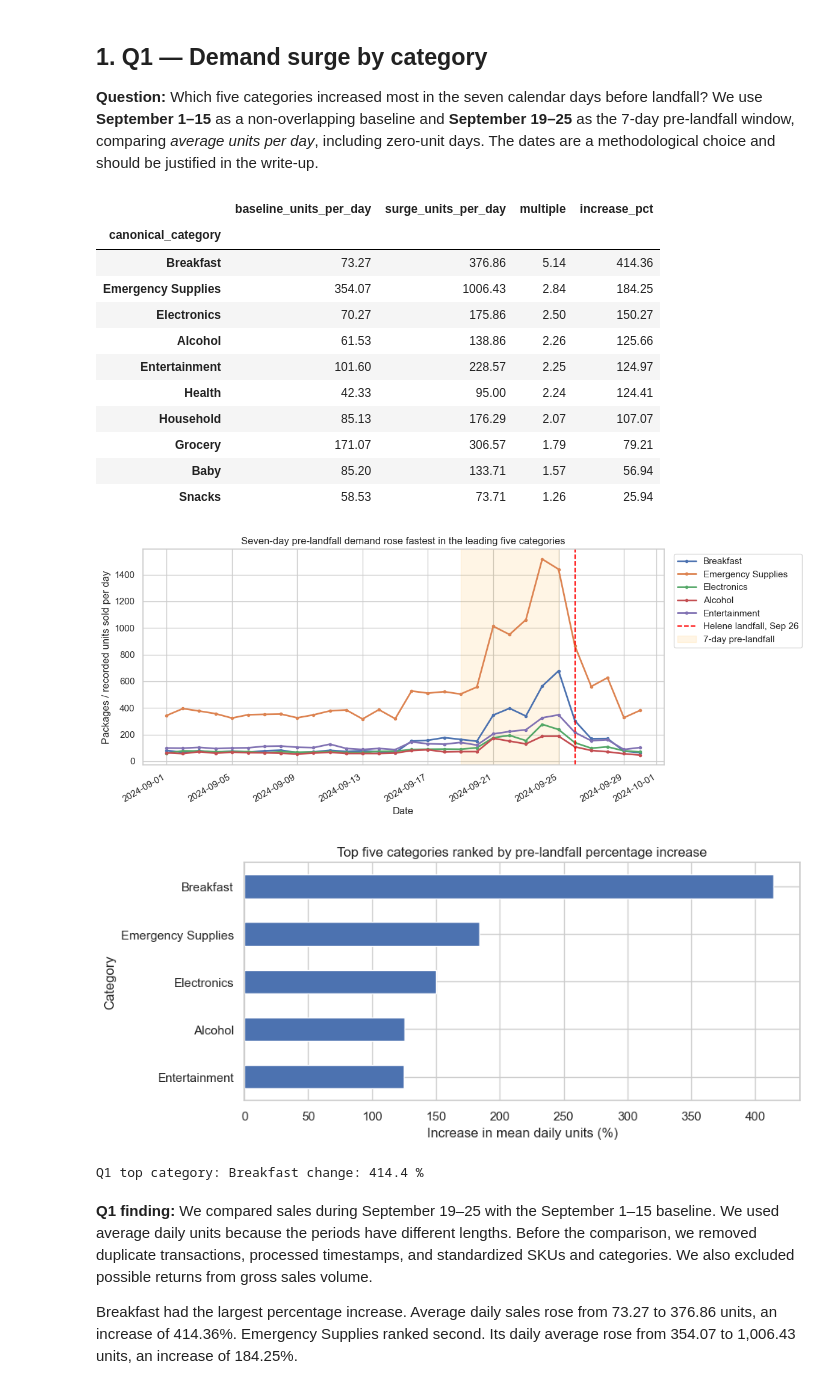
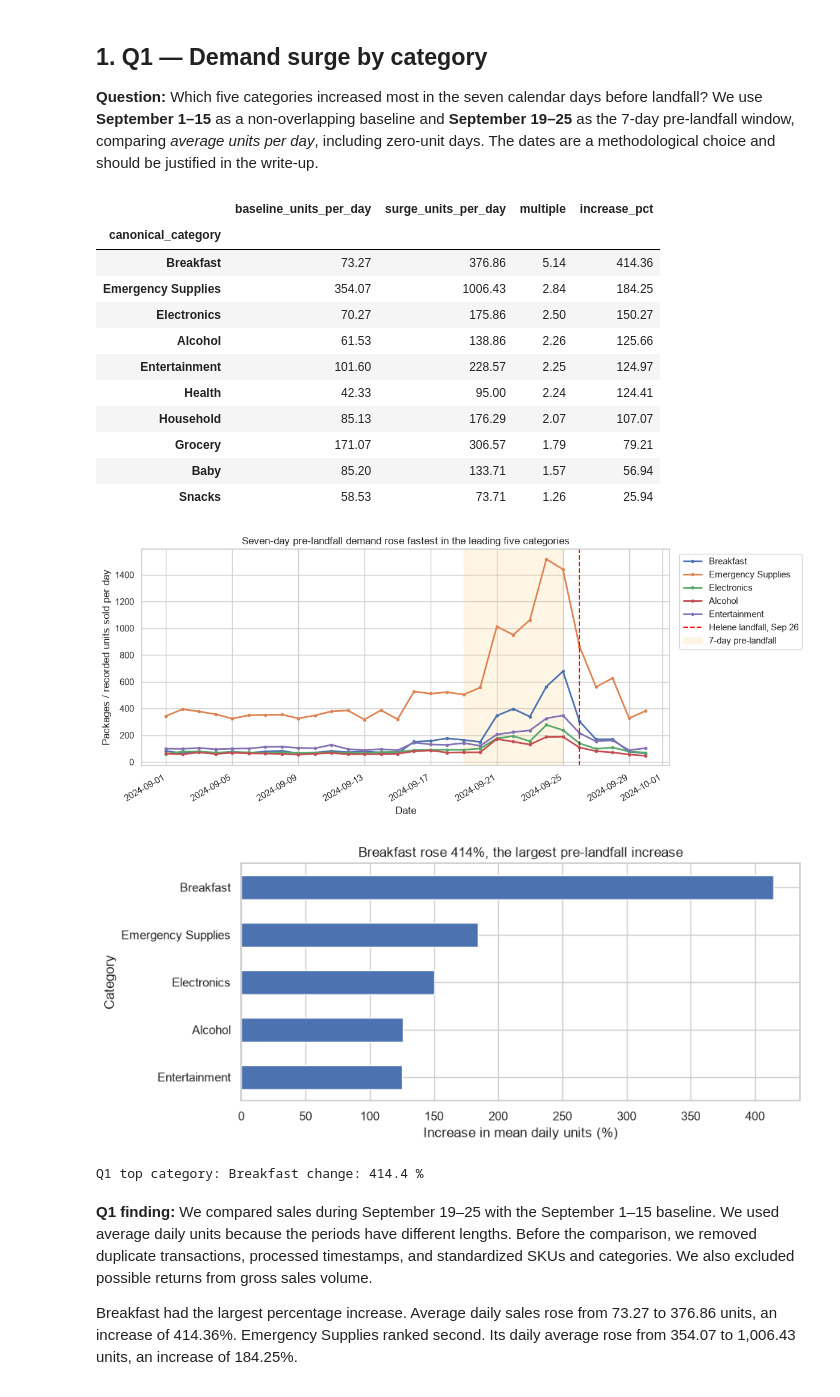
Before and after one commit to AmudhanSelvam26/ds2002_walmart_hurricane_project, a Jupyter notebook: notebooks/team_notebook.ipynb, the cells around one changed output. Cells and saved outputs as stored; diff of their text form; code cells hidden in the pictures.

```diff
--- a/notebooks/team_notebook.ipynb
+++ b/notebooks/team_notebook.ipynb
@@ -125,36 +125,36 @@ category_daily=(sales.groupby(['date','canonical_category'])['quantity'].sum().u
 base=category_daily.loc[B0:B1].mean()
 surge=category_daily.loc[S0:S1].mean()
 q1=pd.DataFrame({'baseline_units_per_day':base,'surge_units_per_day':surge})
 q1['multiple']=np.where(q1.baseline_units_per_day>0,q1.surge_units_per_day/q1.baseline_units_per_day,np.nan)
 q1['increase_pct']=(q1['multiple']-1)*100
 q1=q1.sort_values('increase_pct',ascending=False)
 display(q1.round(2))
 top5=q1.head(5).index.tolist()
 fig,ax=plt.subplots(figsize=(12,5))
 for cat in top5:ax.plot(category_daily.index,category_daily[cat],label=cat,marker='.',linewidth=2)
 ax.axvline(LANDFALL,color='red',linestyle='--',label='Helene landfall, Sep 26')
 ax.axvspan(S0,S1,color='orange',alpha=.1,label='7-day pre-landfall')
 ax.set(title='Seven-day pre-landfall demand rose fastest in the leading five categories',xlabel='Date',ylabel='Packages / recorded units sold per day')
 ax.legend(bbox_to_anchor=(1.01,1),loc='upper left');fig.autofmt_xdate();plt.tight_layout();plt.show()
 fig,ax=plt.subplots(figsize=(9,4))
 q1.head(5).sort_values('increase_pct')['increase_pct'].plot.barh(ax=ax)
-ax.set(title='Top five categories ranked by pre-landfall percentage increase',xlabel='Increase in mean daily units (%)',ylabel='Category');plt.tight_layout();plt.show()
+ax.set(title=f'{q1.index[0]} rose {q1.iloc[0]["increase_pct"]:.0f}%, the largest pre-landfall increase',xlabel='Increase in mean daily units (%)',ylabel='Category');plt.tight_layout();plt.show()
 print('Q1 top category:',q1.index[0], 'change:',round(q1.iloc[0].increase_pct,1),'%')
 # %% [output]
 |  | baseline_units_per_day | surge_units_per_day | multiple | increase_pct |
 | canonical_category |  |  |  |  |
 | Breakfast | 73.27 | 376.86 | 5.14 | 414.36 |
 | Emergency Supplies | 354.07 | 1006.43 | 2.84 | 184.25 |
 | Electronics | 70.27 | 175.86 | 2.50 | 150.27 |
 | Alcohol | 61.53 | 138.86 | 2.26 | 125.66 |
 | Entertainment | 101.60 | 228.57 | 2.25 | 124.97 |
 | Health | 42.33 | 95.00 | 2.24 | 124.41 |
 | Household | 85.13 | 176.29 | 2.07 | 107.07 |
 | Grocery | 171.07 | 306.57 | 1.79 | 79.21 |
 | Baby | 85.20 | 133.71 | 1.57 | 56.94 |
 | Snacks | 58.53 | 73.71 | 1.26 | 25.94 |
-[figure, old version]
+[figure, new version]
-[figure, old version]
+[figure, new version]
 Q1 top category: Breakfast change: 414.4 %
 # %% [markdown]
 **Q1 finding:** We compared sales during September 19–25 with the September 1–15 baseline. We used average daily units because the periods have different lengths. Before the comparison, we removed duplicate transactions, processed timestamps, and standardized SKUs and categories. We also excluded possible returns from gross sales volume.
```
Also changed, not shown: parts of 4 cells of this notebook.
